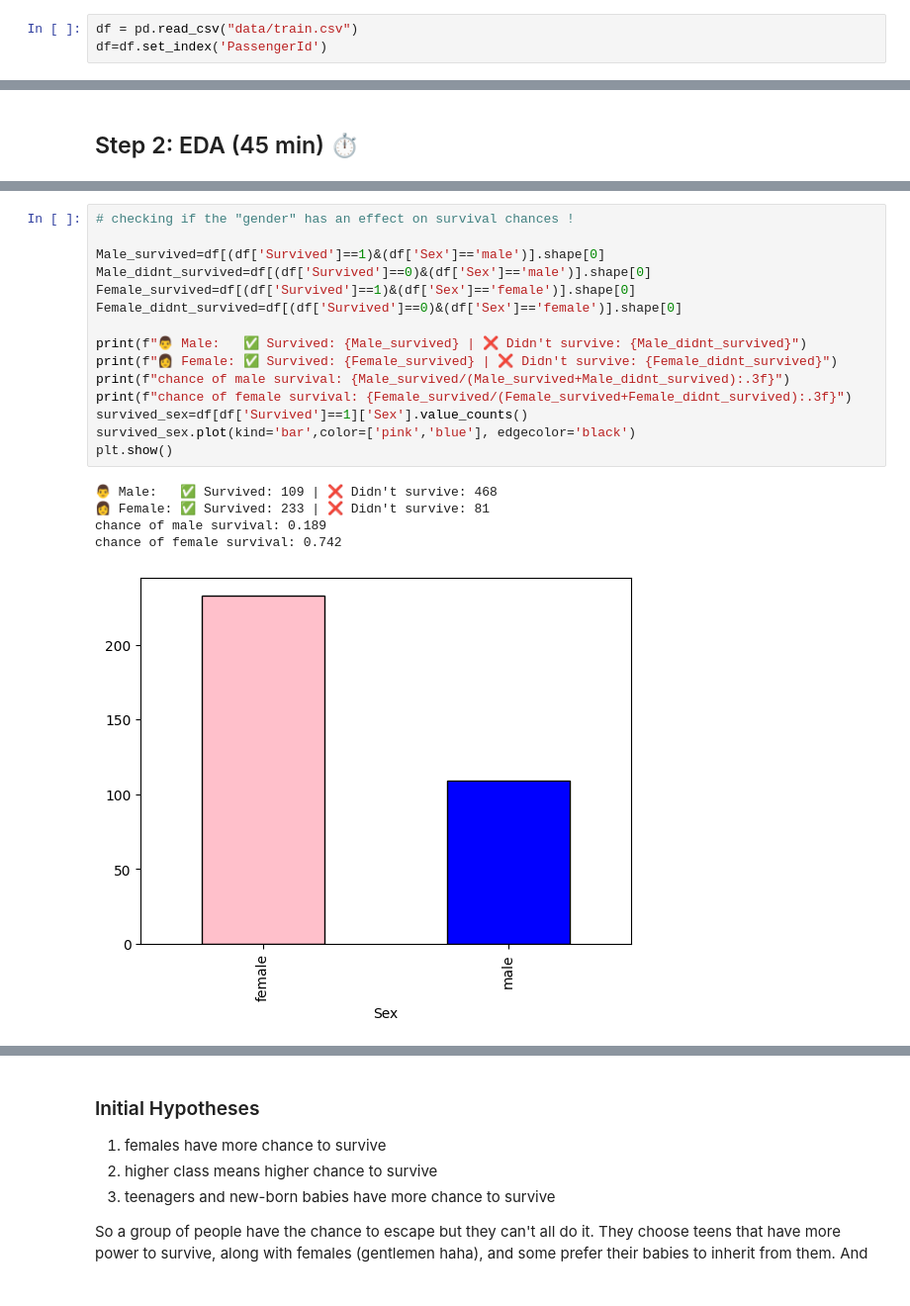
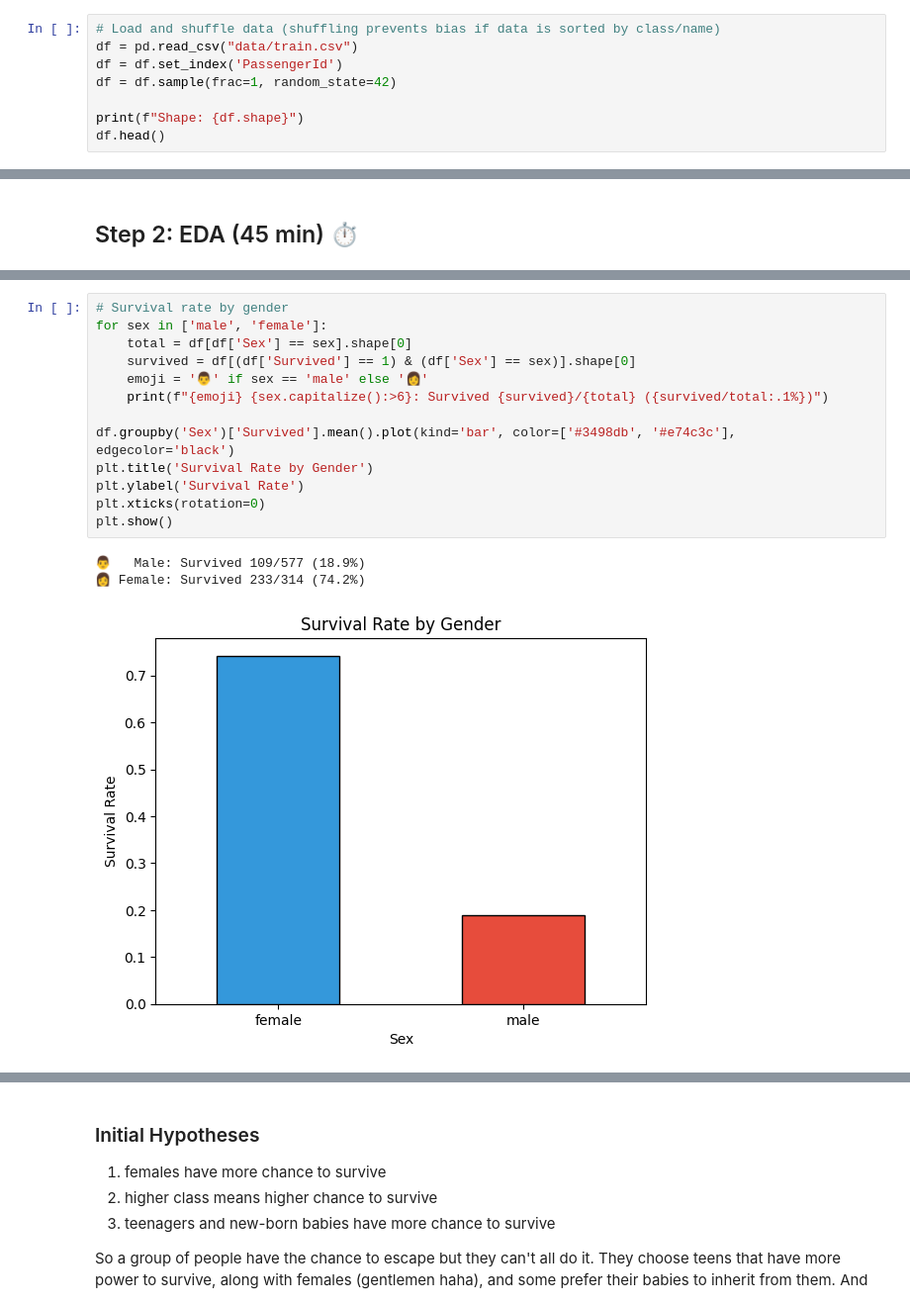
Before and after one commit to zakariabouy/Practice-Makes-Perfect, a Jupyter notebook: 30_Datasets_Challenge/01_Titanic/titanic_from_scratch.ipynb, the cells around one changed output, grey strips where cells are left out. Shown at 99% size. Cells and saved outputs as stored; diff of their text form.

```diff
--- a/30_Datasets_Challenge/01_Titanic/titanic_from_scratch.ipynb
+++ b/30_Datasets_Challenge/01_Titanic/titanic_from_scratch.ipynb
@@ -16,3 +18,8 @@ import matplotlib.pyplot as plt
 # %%
+# Load and shuffle data (shuffling prevents bias if data is sorted by class/name)
 df = pd.read_csv("data/train.csv")
-df=df.set_index('PassengerId')
+df = df.set_index('PassengerId')
+df = df.sample(frac=1, random_state=42)
+
+print(f"Shape: {df.shape}")
+df.head()
@@ -86,22 +95,18 @@ df.head()
 # %%
-# checking if the "gender" has an effect on survival chances !
+# Survival rate by gender
+for sex in ['male', 'female']:
+    total = df[df['Sex'] == sex].shape[0]
+    survived = df[(df['Survived'] == 1) & (df['Sex'] == sex)].shape[0]
+    emoji = '👨' if sex == 'male' else '👩'
+    print(f"{emoji} {sex.capitalize():>6}: Survived {survived}/{total} ({survived/total:.1%})")
 
-Male_survived=df[(df['Survived']==1)&(df['Sex']=='male')].shape[0]
-Male_didnt_survived=df[(df['Survived']==0)&(df['Sex']=='male')].shape[0]
-Female_survived=df[(df['Survived']==1)&(df['Sex']=='female')].shape[0]
-Female_didnt_survived=df[(df['Survived']==0)&(df['Sex']=='female')].shape[0]
-
-print(f"👨 Male:   ✅ Survived: {Male_survived} | ❌ Didn't survive: {Male_didnt_survived}")
-print(f"👩 Female: ✅ Survived: {Female_survived} | ❌ Didn't survive: {Female_didnt_survived}")
-print(f"chance of male survival: {Male_survived/(Male_survived+Male_didnt_survived):.3f}")
-print(f"chance of female survival: {Female_survived/(Female_survived+Female_didnt_survived):.3f}")
-survived_sex=df[df['Survived']==1]['Sex'].value_counts()
-survived_sex.plot(kind='bar',color=['pink','blue'], edgecolor='black')
+df.groupby('Sex')['Survived'].mean().plot(kind='bar', color=['#3498db', '#e74c3c'], edgecolor='black')
+plt.title('Survival Rate by Gender')
+plt.ylabel('Survival Rate')
+plt.xticks(rotation=0)
 plt.show()
 # %% [output]
-👨 Male:   ✅ Survived: 109 | ❌ Didn't survive: 468
-👩 Female: ✅ Survived: 233 | ❌ Didn't survive: 81
-chance of male survival: 0.189
-chance of female survival: 0.742
+👨   Male: Survived 109/577 (18.9%)
+👩 Female: Survived 233/314 (74.2%)
-[figure, old version]
+[figure, new version]
 # %%
```
Also changed, not shown: parts of 31 cells of this notebook, 11 other files.
